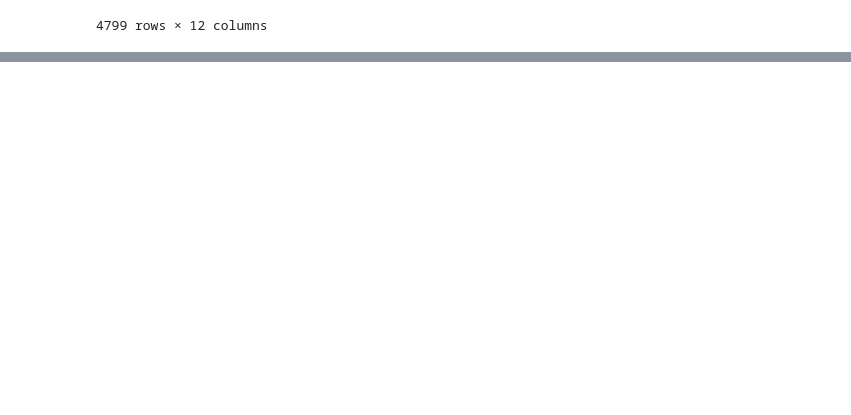
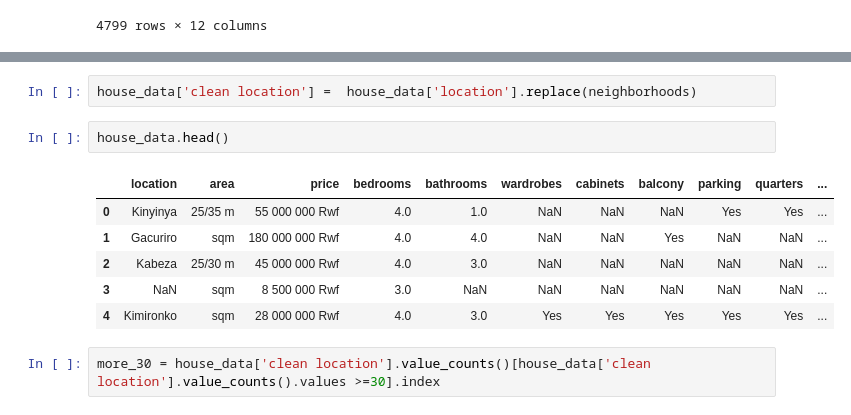
Before and after one commit to Rootkiti/ict_chember_classes, a Jupyter notebook: ml wolkthrough.ipynb, the cells around one changed output, grey strips where cells are left out. Cells and saved outputs as stored; diff of their text form; blank space fills up the shorter version.

```diff
--- a/ml wolkthrough.ipynb
+++ b/ml wolkthrough.ipynb
@@ -182,0 +202,13 @@ house_data
+# %%
+house_data['clean location'] =  house_data['location'].replace(neighborhoods)
+# %%
+house_data.head()
+# %% [output]
+|  | location | area | price | bedrooms | bathrooms | wardrobes | cabinets | balcony | parking | quarters | ... |
+| 0 | Kinyinya | 25/35 m | 55 000 000 Rwf | 4.0 | 1.0 | NaN | NaN | NaN | Yes | Yes | ... |
+| 1 | Gacuriro | sqm | 180 000 000 Rwf | 4.0 | 4.0 | NaN | NaN | Yes | NaN | NaN | ... |
+| 2 | Kabeza | 25/30 m | 45 000 000 Rwf | 4.0 | 3.0 | NaN | NaN | NaN | NaN | NaN | ... |
+| 3 | NaN | sqm | 8 500 000 Rwf | 3.0 | NaN | NaN | NaN | NaN | NaN | NaN | ... |
+| 4 | Kimironko | sqm | 28 000 000 Rwf | 4.0 | 3.0 | Yes | Yes | Yes | Yes | Yes | ... |
+# %%
+more_30 = house_data['clean location'].value_counts()[house_data['clean location'].value_counts().values >=30].index
```
Also changed, not shown: parts of 9 cells of this notebook.
